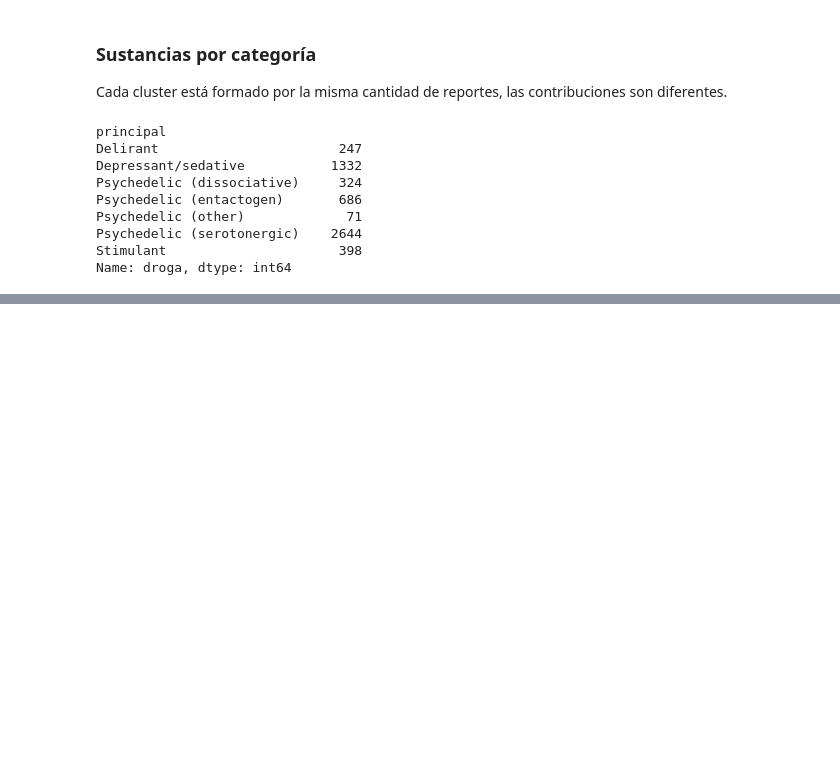
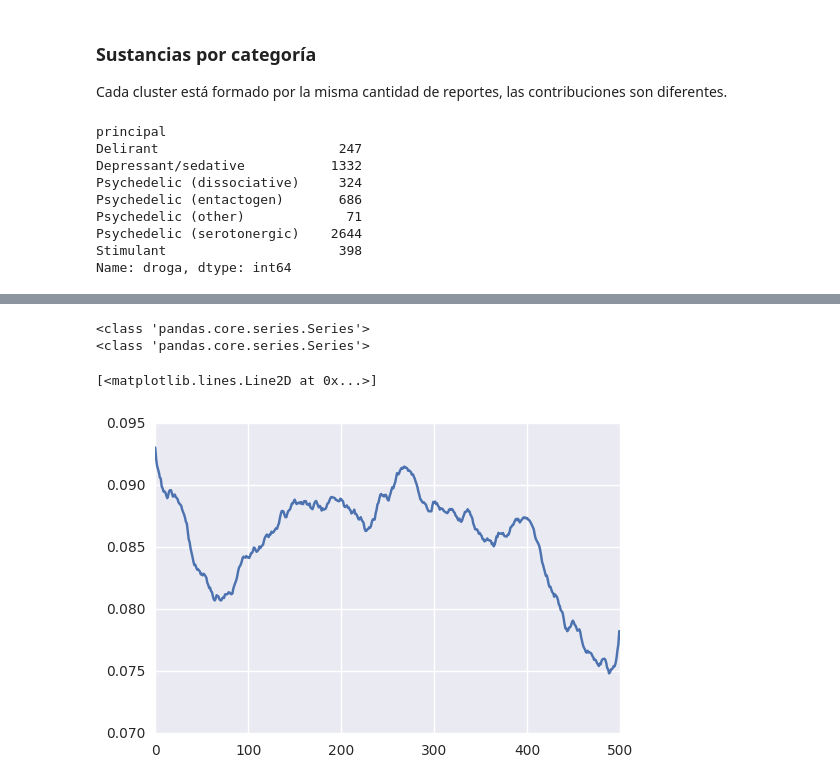
Before and after one commit to matiasbattocchia/tesis, a Jupyter notebook: Tesis.ipynb, the cells around one changed output, grey strips where cells are left out. Cells and saved outputs as stored; diff of their text form; code cells hidden in the pictures; blank space fills up the shorter version.

```diff
--- a/Tesis.ipynb
+++ b/Tesis.ipynb
@@ -487,0 +497,13 @@ def ero_subsample(felicidad_oración):
+# %%
+def ero_analizar_experiencia(exp, plot=False):
+    suave = ero_suavizado(exp.felicidad_raices).round(2)
+
+    if plot:
+        suave.plot()
+
+    a = []
+
+    for w,v in zip(exp.raices, suave):
+        a.append( "{} ({})".format(w,v))
+
+    return "  ".join(a)
@@ -487,0 +512,4 @@ def ero_subsample(felicidad_oración):
+# %%
+for i,experiencia in ero_categorías[ero_categorías.principal == 'Delirant'].iterrows():
+    with open("delirante_{:05d}.txt".format(i), 'w') as archivo:
+        archivo.write(ero_analizar_experiencia(experiencia))
@@ -487,0 +521,5 @@ def ero_subsample(felicidad_oración):
+# %%
+algo=ero_categorías[:2].felicidad_raices.apply(ero_suavizados)
+# %% [output]
+<class 'pandas.core.series.Series'>
+<class 'pandas.core.series.Series'>
@@ -487,0 +537,11 @@ def ero_subsample(felicidad_oración):
+# %%
+a = []
+for i, experiencia in ero_categorías[ero_categorías.felicidad_raices.apply(len) >= LONGITUD_MÍNIMA].iterrows():
+    a.append(ero_subsample(ero_suavizado(experiencia.felicidad_raices)))
+# %%
+a = np.array(a)
+# %%
+plt.plot(a.mean(axis=0))
+# %% [output]
+[<matplotlib.lines.Line2D at 0x...>]
+[figure, added]
```
Also changed, not shown: parts of 22 cells of this notebook.
